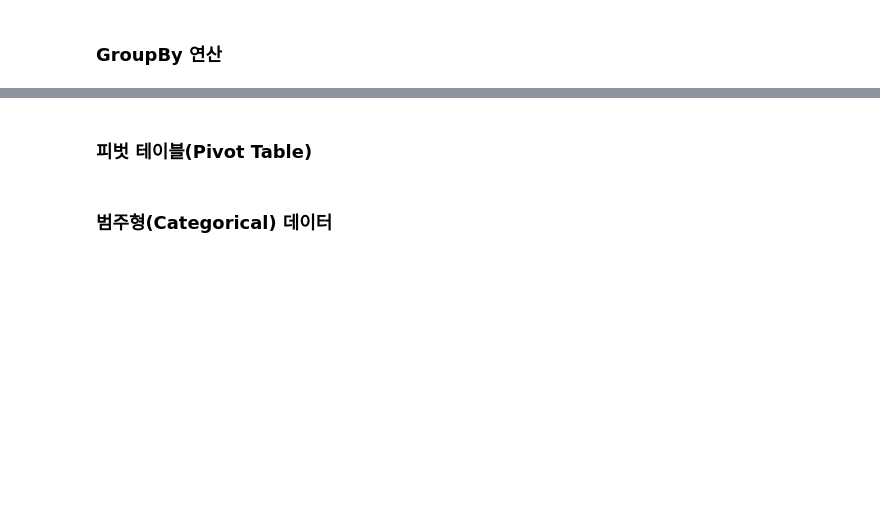
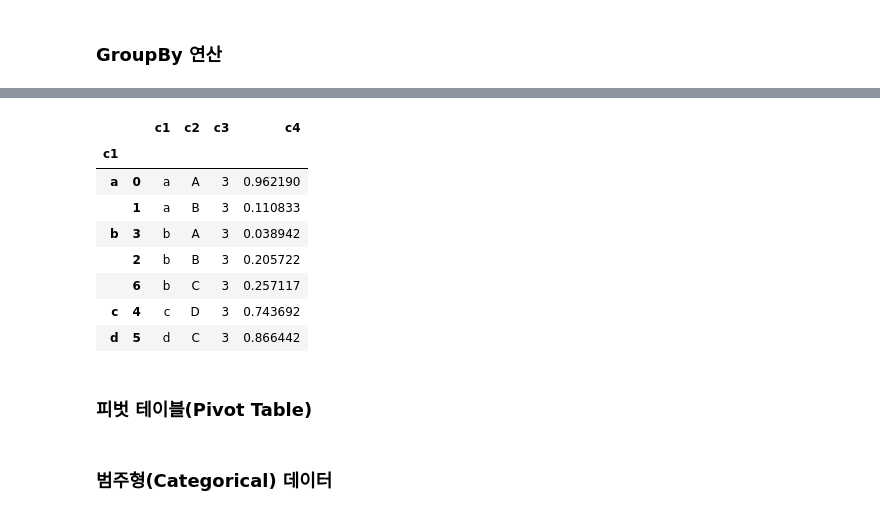
Before and after one commit to wjlee611/studyPython_Library, a Jupyter notebook: Pandas/_Pandas_한번에_제대로_배우기.ipynb, the cells around one changed output, grey strips where cells are left out. Saved outputs shown, nothing was run; the diff lists cells and outputs as text; code cells hidden in the pictures; blank space fills up the shorter version.

```diff
--- a/Pandas/_Pandas_한번에_제대로_배우기.ipynb
+++ b/Pandas/_Pandas_한번에_제대로_배우기.ipynb
@@ -1912,2 +2458,8 @@ dtype: object
 # %% [markdown]
 ### GroupBy 연산
+# %%
+df = pd.DataFrame({'c1': ['a', 'a', 'b', 'b', 'c', 'd', 'b'],
+                'c2': ['A', 'B', 'B', 'A', 'D', 'C', 'C'],
+                'c3': np.random.randint(7),
+                'c4': np.random.random(7)})
+df
@@ -1913,0 +2680,5 @@ dtype: object
+# %%
+def top(df, n=3, column='c1'):
+    return df.sort_values(by=column)[-n:]
+
+top(df, n=5)
@@ -1914,3 +2692,17 @@ dtype: object
+# %%
+df.groupby('c1').apply(top)
+# 위의 top함수에서 column='c1'으로 하면 정렬이 안되는데
+# c2로 하면 정렬이 잘 됨. 왜 그런걸까...
+# %% [output]
+|  |  | c1 | c2 | c3 | c4 |
+| c1 |  |  |  |  |  |
+| a | 0 | a | A | 3 | 0.962190 |
+|  | 1 | a | B | 3 | 0.110833 |
+| b | 3 | b | A | 3 | 0.038942 |
+|  | 2 | b | B | 3 | 0.205722 |
+|  | 6 | b | C | 3 | 0.257117 |
+| c | 4 | c | D | 3 | 0.743692 |
+| d | 5 | d | C | 3 | 0.866442 |
 # %% [markdown]
 ### 피벗 테이블(Pivot Table)
 # %% [markdown]
```
Also changed, not shown: parts of 158 cells of this notebook.
